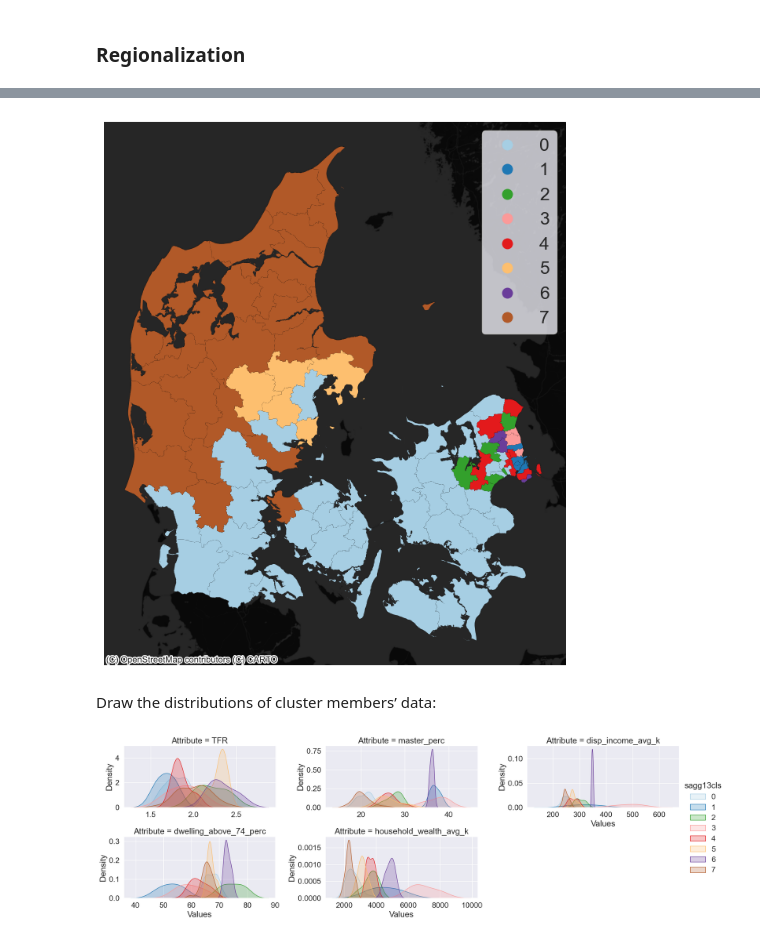
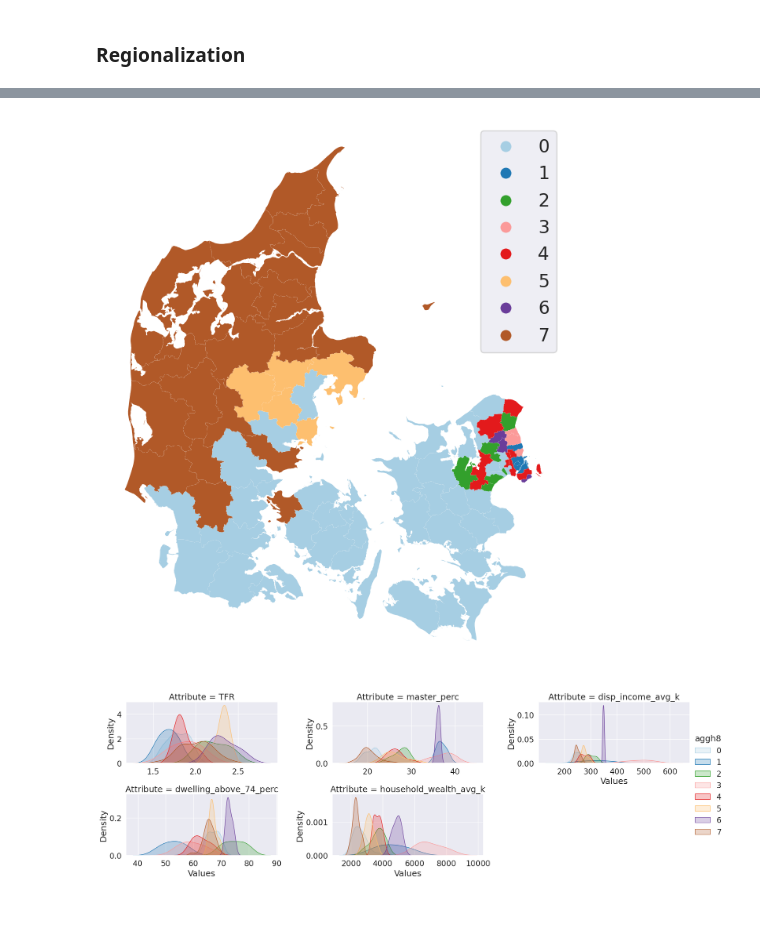
Before and after one commit to agnesutovaite/geospatial, a Jupyter notebook: project_notebook.ipynb, the cells around one changed output, grey strips where cells are left out. Drawn from its saved outputs; the diff is of its cells as text; code cells hidden in the pictures; blank space fills up the shorter version.

```diff
--- a/project_notebook.ipynb
+++ b/project_notebook.ipynb
@@ -1301,5 +1297,4 @@ facets.map(sns.kdeplot, "Values", fill=True,warn_singular=False).add_legend();
 # %%
 # spatially-constrained version of the agglomerative algorithm
 
-sagg13 = cluster.AgglomerativeClustering(n_clusters=8, connectivity=w.sparse)
-sagg13
+aggh = cluster.AgglomerativeClustering(n_clusters=8, connectivity=w.sparse)
@@ -1310,8 +1301,7 @@ AgglomerativeClustering(connectivity=<93x93 sparse matrix of type '<class 'numpy
 # %%
 # Run the clustering algorithm with scaled data
-# TODO: how to scale data and why
-sagg13cls = sagg13.fit(gdf[cluster_cols_scaled])
+aggh = aggh.fit(gdf[cluster_cols_scaled])
 # %%
 # add to dataframe
-gdf['sagg13cls'] = sagg13cls.labels_
+gdf['aggh8'] = aggh.labels_
 # %%
@@ -1330,15 +1319,11 @@ sagg13_data.T
 # custom colormap to ensure uniform colors between plots and maps
 colors = ["#a6cee3",
 "#1f78b4",
-#"#b2df8a",
 "#33a02c",
 "#fb9a99",
 "#e31a1c",
 "#fdbf6f",
-#"#ff7f00",
-#"#cab2d6",
 "#6a3d9a",
-#"#ffff99",
 "#b15928"]
 
 keys = list(range(0,12))
@@ -1348,36 +1333,29 @@ color_dict={}
 for k, c in zip(keys, colors):
     color_dict[k] = c
 
-vals = gdf.sagg13cls.unique()
+vals = gdf.aggh8.unique()
 vals.sort()
 cmap = mpl.colors.ListedColormap([color_dict[b] for b in vals])
 # %%
 # Plot clusters
 f, ax = plt.subplots(1, figsize=(9,9))
 
 gdf.plot(
-    column='sagg13cls', categorical=True, legend=True, linewidth=0, cmap=cmap, ax=ax
-)
+    column='aggh8', categorical=True, legend=True, linewidth=0, cmap=cmap, ax=ax)
 # Remove axis
 ax.set_axis_off()
 
-# Add basemap
-cx.add_basemap(
-    ax,
-    crs=gdf.crs,
-    source=cx.providers.CartoDB.DarkMatterNoLabels
-)
-plt.savefig('KmeansclusterReg.png')
+#plt.savefig('AggclusterReg.png')
 
 # Display the map
 plt.show()
 # %% [output]
-[figure, old version]
+[figure, new version]
-# %% [markdown]
-Draw the distributions of cluster members’ data:
 # %%
+# Draw the distributions of cluster members’ data
+
 # Index on cluster ID
-tidy_db = gdf.set_index('sagg13cls')
+tidy_db = gdf.set_index('aggh8')
 # Keep only variables used for clustering
 tidy_db = tidy_db[characteristics]
 # Stack column names into a column
@@ -1389,12 +1367,12 @@ tidy_db = tidy_db.rename(
     columns={"level_1": "Attribute", 0: "Values"}
 )
 
-#sns.set(font_scale=1.5)
+sns.set(font_scale=1.5)
 
 facets = sns.FacetGrid(
     data=tidy_db,
     col="Attribute",
-    hue='sagg13cls',
+    hue='aggh8',
     sharey=False,
     sharex=False,
     aspect=2,
@@ -1404,4 +1382,4 @@ facets = sns.FacetGrid(
 
 facets.map(sns.kdeplot, "Values", fill=True, warn_singular=False).add_legend();
 # %% [output]
-[figure, old version]
+[figure, new version]
```
Also changed, not shown: parts of 23 cells of this notebook, 4 other files.
